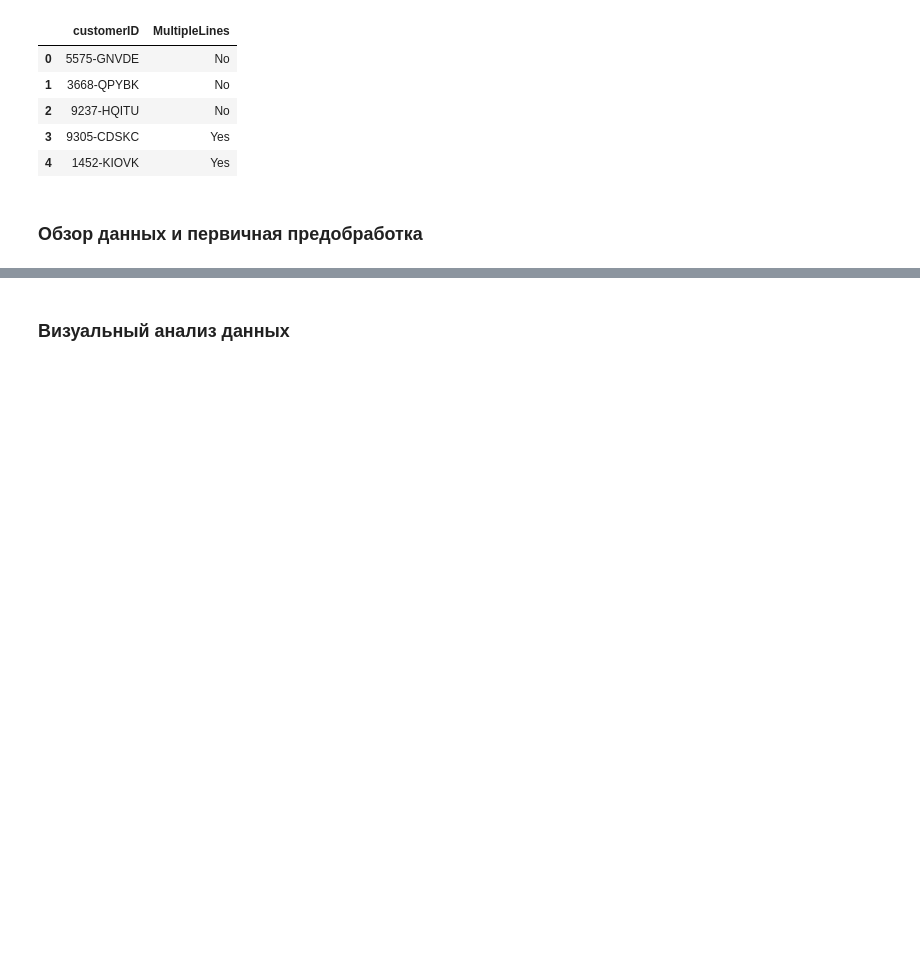
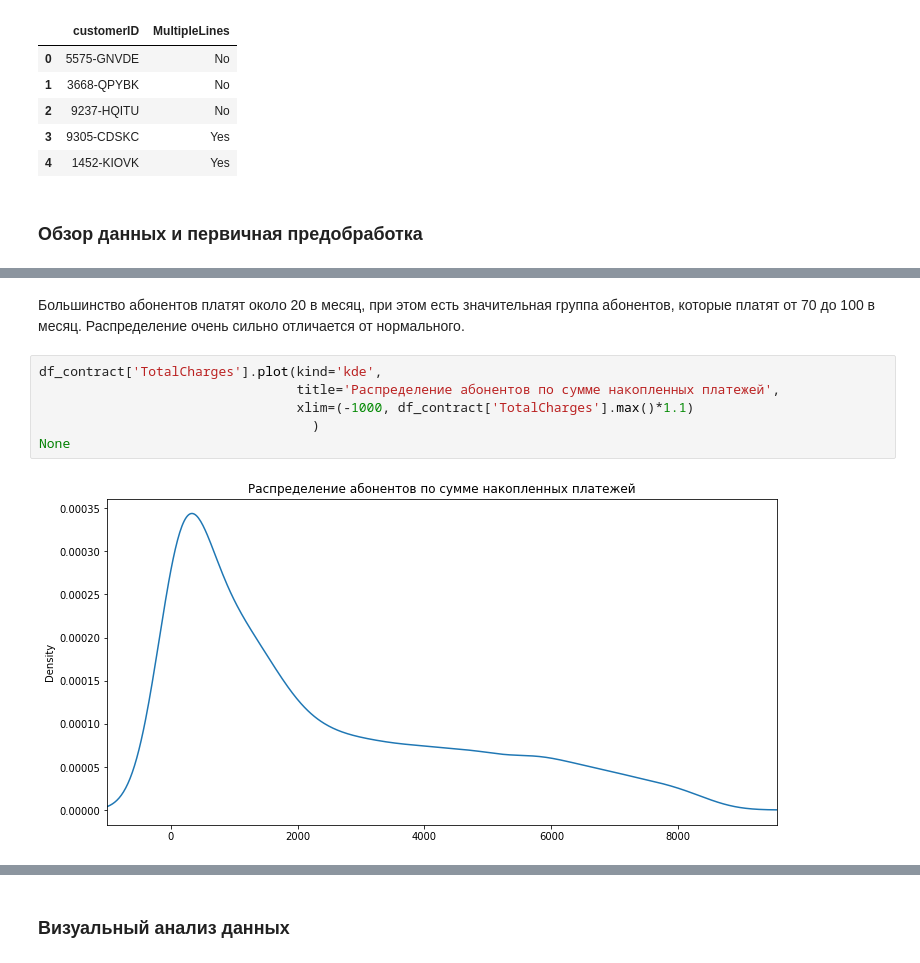
Before and after one commit to mvakhmenin/Yandex.Practicum, a Jupyter notebook: Финальный проект - прогнозирование оттока клиентов/jn.ipynb, the cells around one changed output, grey strips where cells are left out. Cells and saved outputs as stored; diff of their text form; blank space fills up the shorter version.

```diff
--- a/Финальный проект - прогнозирование оттока клиентов/jn.ipynb
+++ b/Финальный проект - прогнозирование оттока клиентов/jn.ipynb
@@ -74,0 +203,10 @@ df_phone.head()
+# %% [markdown]
+Большинство абонентов платят около 20 в месяц, при этом есть значительная группа абонентов, которые платят от 70 до 100 в месяц. Распределение очень сильно отличается от нормального.
+# %%
+df_contract['TotalCharges'].plot(kind='kde',
+                                 title='Распределение абонентов по сумме накопленных платежей',
+                                 xlim=(-1000, df_contract['TotalCharges'].max()*1.1)
+                                   )
+None
+# %% [output]
+[figure, added]
```
Also changed, not shown: parts of 36 cells of this notebook.
